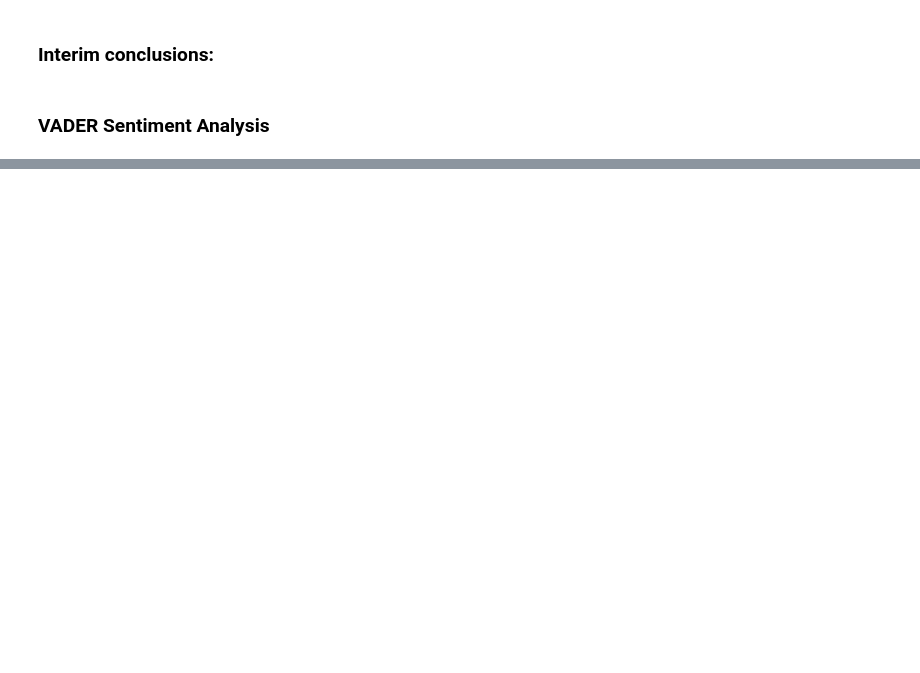
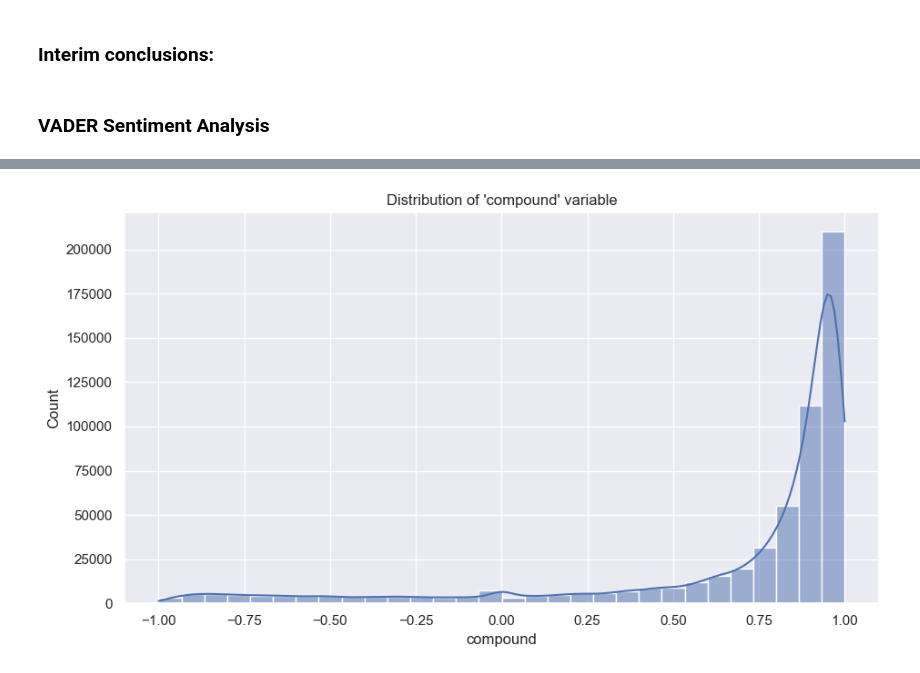
Before and after one commit to mverbytska/amazon-reviews-sentiment-analysis, a Jupyter notebook: myenv/amazon_sentiment_analysis.ipynb, the cells around one changed output, grey strips where cells are left out. Saved outputs shown, nothing was run; the diff lists cells and outputs as text; code cells hidden in the pictures; blank space fills up the shorter version.

```diff
--- a/myenv/amazon_sentiment_analysis.ipynb
+++ b/myenv/amazon_sentiment_analysis.ipynb
@@ -491,3 +525,6 @@ Assigned to cluster 2: adored cat canned food definitely buy more
 ### Interim conclusions:
 # %% [markdown]
 ### VADER Sentiment Analysis
+# %%
+clean_data['summary_and_text'] = clean_data['summary'] + ' '+ clean_data['text']
+clean_data['summary_and_text'].head()
@@ -494,7 +538,6 @@ Assigned to cluster 2: adored cat canned food definitely buy more
 # %%
 sent_ia = SentimentIntensityAnalyzer()
 polarity_scores = []
-for review in clean_data['full_review']:
-    sentence = ''.join(review)
+for sentence in clean_data['summary_and_text']:
     polarity_scores.append(sent_ia.polarity_scores(sentence))
 # %%
@@ -505,0 +549,3 @@ print(polarity_scores[0])
+# %%
+vaders = pd.DataFrame(polarity_scores)
+vaders.head()
@@ -505,0 +559,3 @@ print(polarity_scores[0])
+# %%
+vader_data = vaders.merge(clean_data, right_index=True, left_index=True)
+vader_data.head()
@@ -505,0 +569,5 @@ print(polarity_scores[0])
+# %%
+sns.histplot(data=vader_data, x='compound', bins=30, kde=True).set(title='Distribution of \'compound\' variable')
+plt.show()
+# %% [output]
+[figure, added]
```
Also changed, not shown: parts of 28 cells of this notebook.
